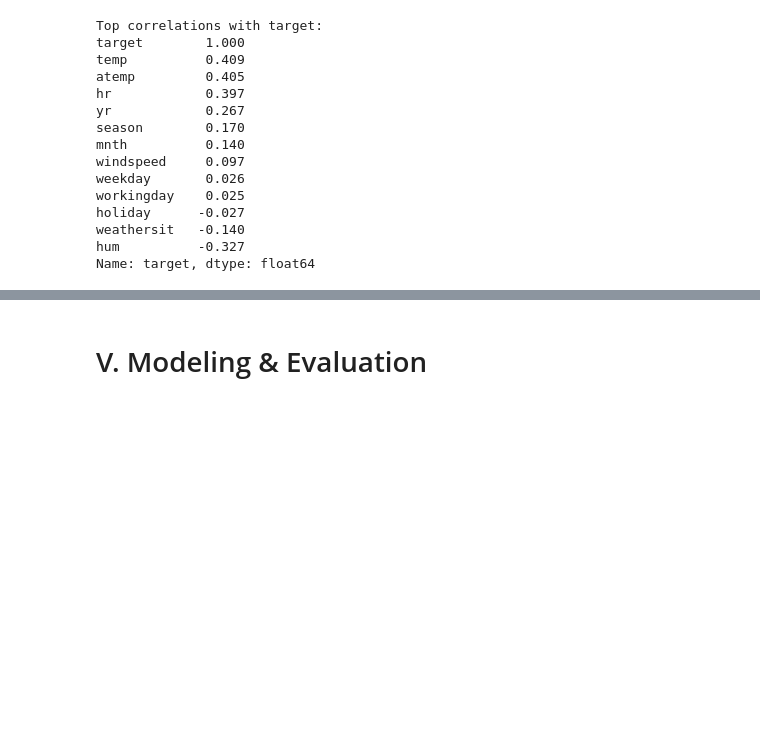
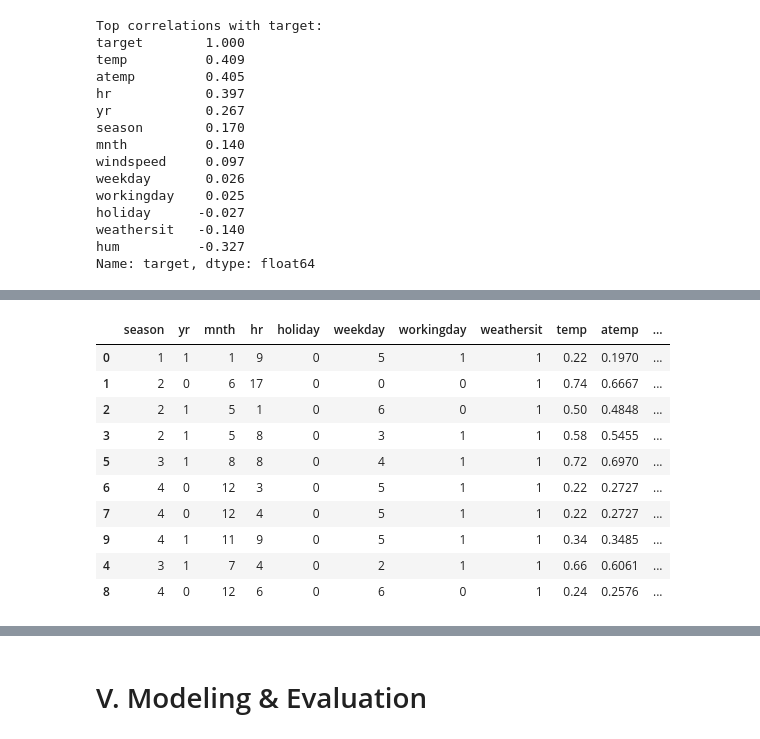
Before and after one commit to clarissecasicarino/hourly-bike-predictor, a Jupyter notebook: notebooks/regression_capstone.ipynb, the cells around one changed output, grey strips where cells are left out. Cells and saved outputs as stored; diff of their text form; code cells hidden in the pictures; blank space fills up the shorter version.

```diff
--- a/notebooks/regression_capstone.ipynb
+++ b/notebooks/regression_capstone.ipynb
@@ -775,0 +870,22 @@ Name: target, dtype: float64
+# %%
+# For each duplicate pattern, see if cnt varies
+duplicate_summary = (
+    dup_groups.groupby(list(X_train.columns))["cnt"]
+    .agg(["count", "nunique", "min", "max", "mean"])
+    .reset_index()
+    .sort_values(["count", "nunique"], ascending=False)
+)
+
+display(duplicate_summary)
+# %% [output]
+|  | season | yr | mnth | hr | holiday | weekday | workingday | weathersit | temp | atemp | ... |
+| 0 | 1 | 1 | 1 | 9 | 0 | 5 | 1 | 1 | 0.22 | 0.1970 | ... |
+| 1 | 2 | 0 | 6 | 17 | 0 | 0 | 0 | 1 | 0.74 | 0.6667 | ... |
+| 2 | 2 | 1 | 5 | 1 | 0 | 6 | 0 | 1 | 0.50 | 0.4848 | ... |
+| 3 | 2 | 1 | 5 | 8 | 0 | 3 | 1 | 1 | 0.58 | 0.5455 | ... |
+| 5 | 3 | 1 | 8 | 8 | 0 | 4 | 1 | 1 | 0.72 | 0.6970 | ... |
+| 6 | 4 | 0 | 12 | 3 | 0 | 5 | 1 | 1 | 0.22 | 0.2727 | ... |
+| 7 | 4 | 0 | 12 | 4 | 0 | 5 | 1 | 1 | 0.22 | 0.2727 | ... |
+| 9 | 4 | 1 | 11 | 9 | 0 | 5 | 1 | 1 | 0.34 | 0.3485 | ... |
+| 4 | 3 | 1 | 7 | 4 | 0 | 2 | 1 | 1 | 0.66 | 0.6061 | ... |
+| 8 | 4 | 0 | 12 | 6 | 0 | 6 | 0 | 1 | 0.24 | 0.2576 | ... |
```
Also changed, not shown: parts of 5 cells of this notebook.
